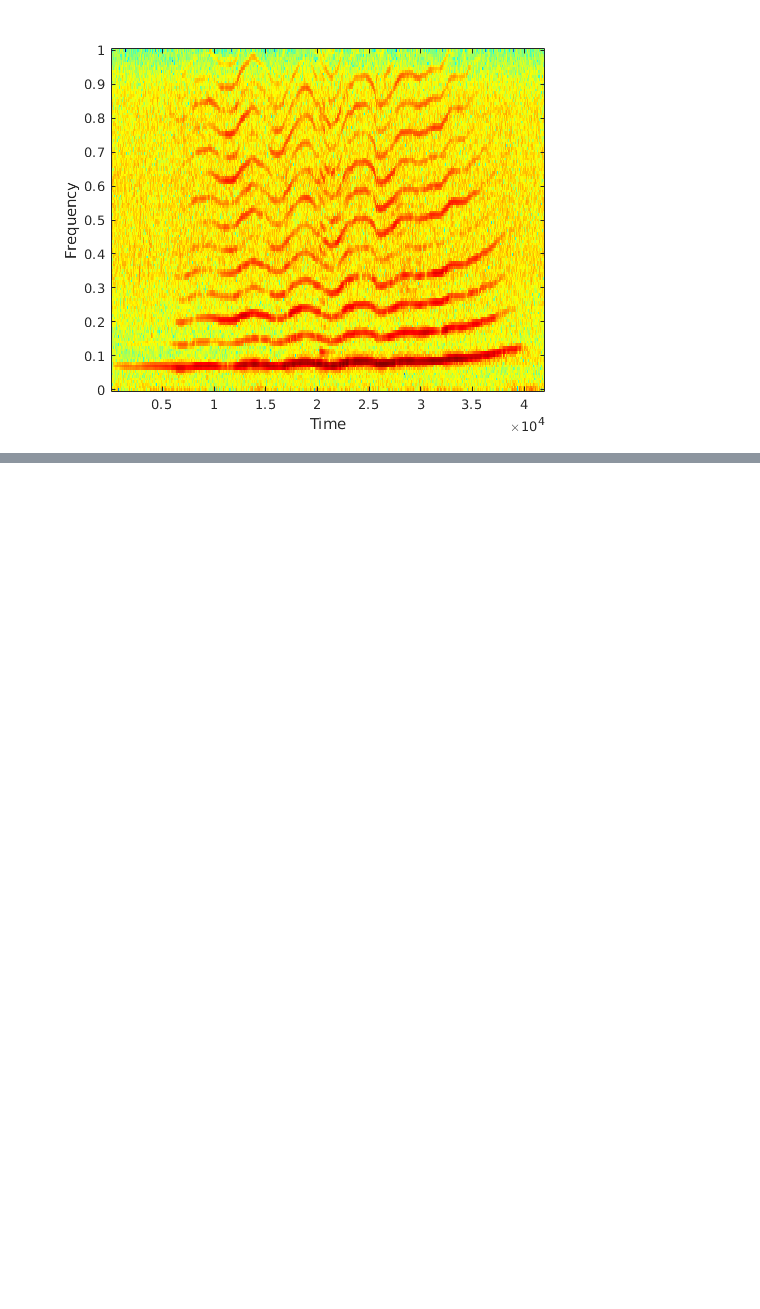
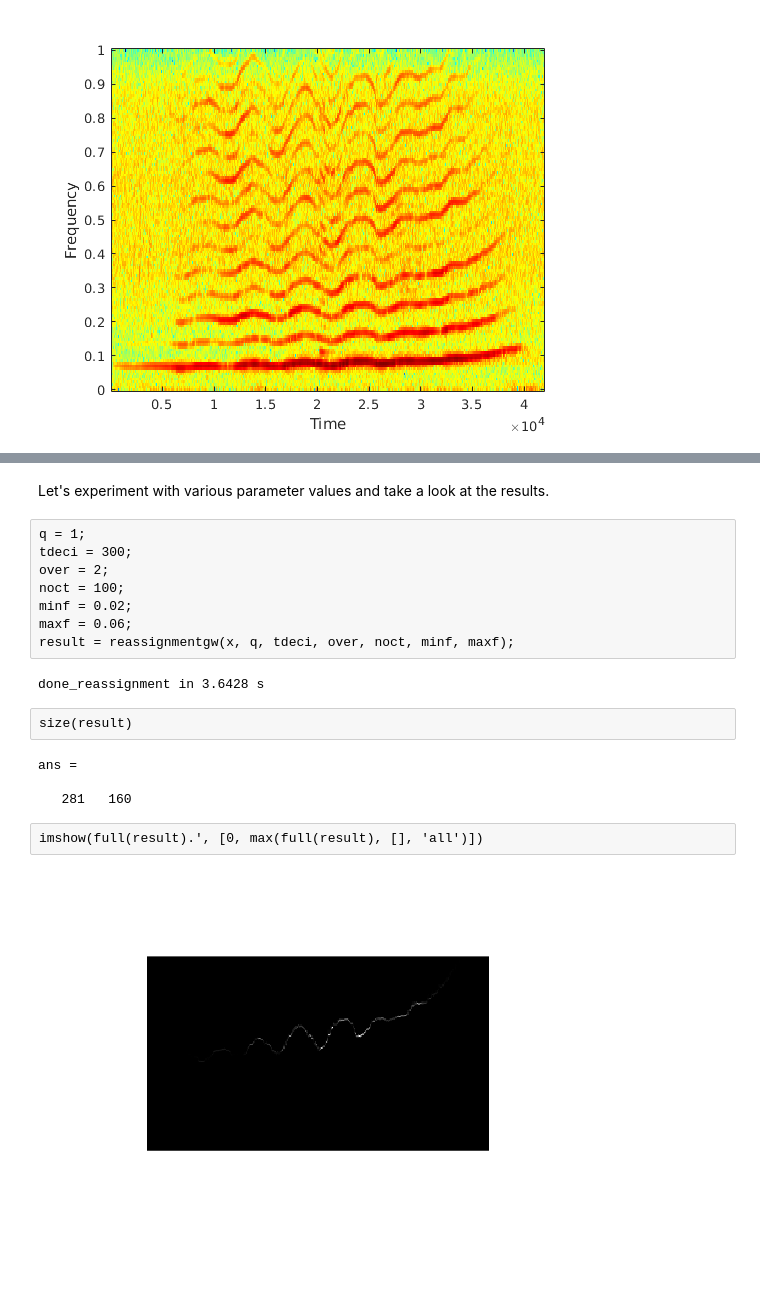
Before and after one commit to earthspecies/spectral_hyperresolution, a Jupyter notebook: linear_reassignment_example.ipynb, the cells around one changed output, grey strips where cells are left out. Saved outputs shown, nothing was run; the diff lists cells and outputs as text; blank space fills up the shorter version.

````diff
--- a/linear_reassignment_example.ipynb
+++ b/linear_reassignment_example.ipynb
@@ -73,3 +69,25 @@ fwidth= log2(maxf/minf)*noct (rounded+1)
 ```
 
 **Note:** Most of the parameter descriptions above come from the function body or personal communication with the discoverer of the method, Marcelo O. Magnasco. I am extremely grateful for the help that he has showed me in understanding the behavior of linear reassignment.
+# %% [markdown]
+Let's experiment with various parameter values and take a look at the results.
+# %%
+q = 1;
+tdeci = 300;
+over = 2;
+noct = 100;
+minf = 0.02;
+maxf = 0.06;
+result = reassignmentgw(x, q, tdeci, over, noct, minf, maxf);
+# %% [output]
+done_reassignment in 3.6428 s
+# %%
+size(result)
+# %% [output]
+ans =
+
+   281   160
+# %%
+imshow(full(result).', [0, max(full(result), [], 'all')])
+# %% [output]
+[figure, added]
````
Also changed, not shown: parts of 22 cells of this notebook.
